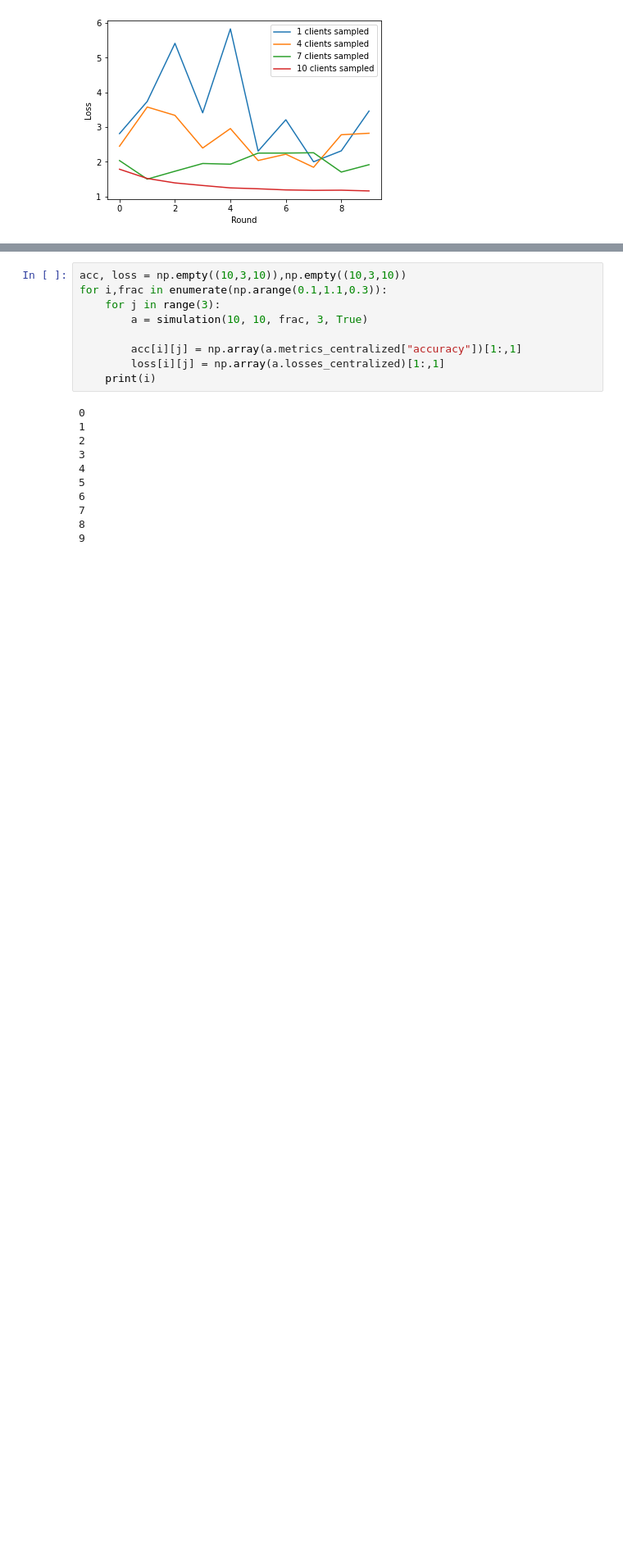
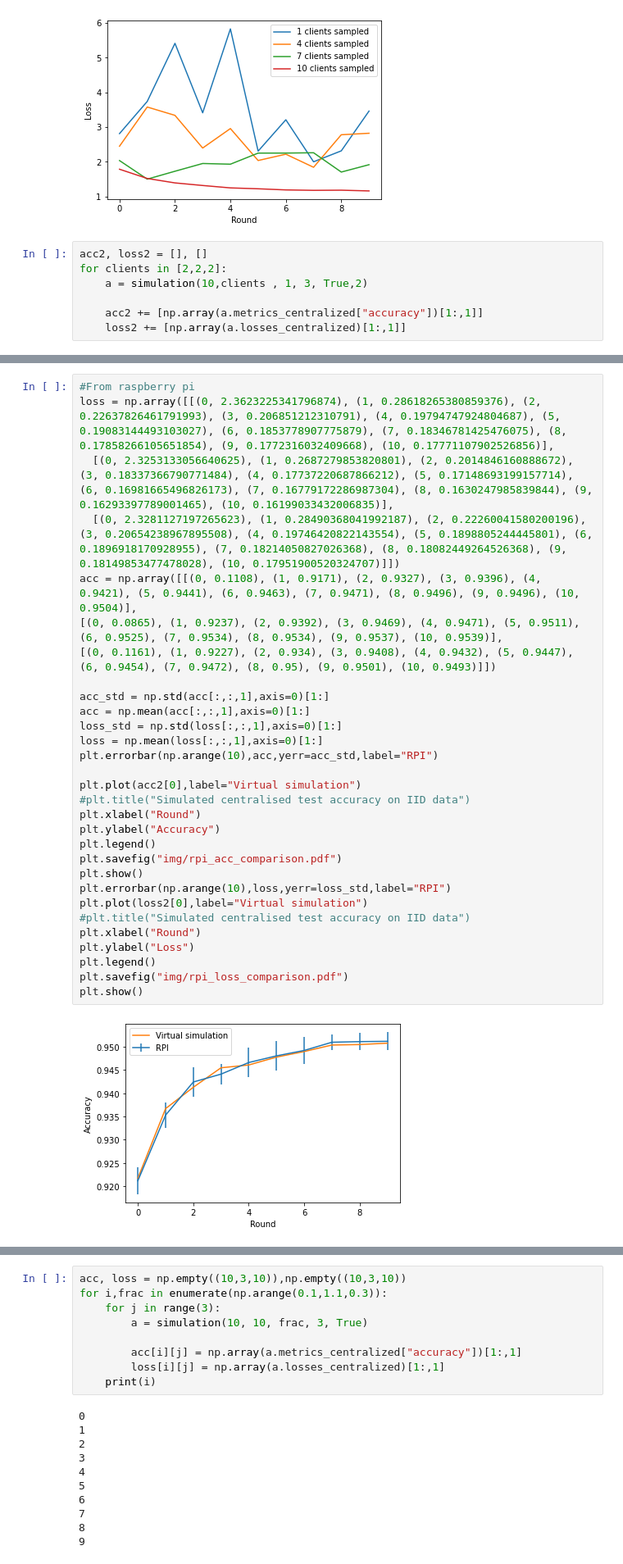
Before and after one commit to Zigolox/Federated-Learning-On-RPi, a Jupyter notebook: src/Graphs.ipynb, the cells around one changed output, grey strips where cells are left out. Shown at 82% size. Saved outputs shown, nothing was run; the diff lists cells and outputs as text; blank space fills up the shorter version.

```diff
--- a/src/Untitled.ipynb
+++ b/src/Graphs.ipynb
@@ -174,3 +221,10 @@ plt.show()
 # %% [output]
 [figure]
 [figure]
+# %%
+acc2, loss2 = [], []
+for clients in [2,2,2]:
+    a = simulation(10,clients , 1, 3, True,2)
+
+    acc2 += [np.array(a.metrics_centralized["accuracy"])[1:,1]]
+    loss2 += [np.array(a.losses_centralized)[1:,1]]
@@ -176,0 +240,32 @@ plt.show()
+# %%
+#From raspberry pi
+loss = np.array([[(0, 2.3623225341796874), (1, 0.28618265380859376), (2, 0.22637826461791993), (3, 0.206851212310791), (4, 0.19794747924804687), (5, 0.19083144493103027), (6, 0.1853778907775879), (7, 0.18346781425476075), (8, 0.17858266105651854), (9, 0.1772316032409668), (10, 0.17771107902526856)],
+  [(0, 2.3253133056640625), (1, 0.2687279853820801), (2, 0.2014846160888672), (3, 0.18337366790771484), (4, 0.17737220687866212), (5, 0.17148693199157714), (6, 0.16981665496826173), (7, 0.16779172286987304), (8, 0.1630247985839844), (9, 0.16293397789001465), (10, 0.16199033432006835)],
+  [(0, 2.3281127197265623), (1, 0.28490368041992187), (2, 0.22260041580200196), (3, 0.20654238967895508), (4, 0.19746420822143554), (5, 0.1898805244445801), (6, 0.1896918170928955), (7, 0.18214050827026368), (8, 0.18082449264526368), (9, 0.18149853477478028), (10, 0.17951900520324707)]])
+acc = np.array([[(0, 0.1108), (1, 0.9171), (2, 0.9327), (3, 0.9396), (4, 0.9421), (5, 0.9441), (6, 0.9463), (7, 0.9471), (8, 0.9496), (9, 0.9496), (10, 0.9504)],
+[(0, 0.0865), (1, 0.9237), (2, 0.9392), (3, 0.9469), (4, 0.9471), (5, 0.9511), (6, 0.9525), (7, 0.9534), (8, 0.9534), (9, 0.9537), (10, 0.9539)],
+[(0, 0.1161), (1, 0.9227), (2, 0.934), (3, 0.9408), (4, 0.9432), (5, 0.9447), (6, 0.9454), (7, 0.9472), (8, 0.95), (9, 0.9501), (10, 0.9493)]])
+
+acc_std = np.std(acc[:,:,1],axis=0)[1:]
+acc = np.mean(acc[:,:,1],axis=0)[1:]
+loss_std = np.std(loss[:,:,1],axis=0)[1:]
+loss = np.mean(loss[:,:,1],axis=0)[1:]
+plt.errorbar(np.arange(10),acc,yerr=acc_std,label="RPI")
+
+plt.plot(acc2[0],label="Virtual simulation")
+#plt.title("Simulated centralised test accuracy on IID data")
+plt.xlabel("Round")
+plt.ylabel("Accuracy")
+plt.legend()
+plt.savefig("img/rpi_acc_comparison.pdf")
+plt.show()
+plt.errorbar(np.arange(10),loss,yerr=loss_std,label="RPI")
+plt.plot(loss2[0],label="Virtual simulation")
+#plt.title("Simulated centralised test accuracy on IID data")
+plt.xlabel("Round")
+plt.ylabel("Loss")
+plt.legend()
+plt.savefig("img/rpi_loss_comparison.pdf")
+plt.show()
+# %% [output]
+[figure, added]
```
Also changed, not shown: parts of 13 cells of this notebook, 15 other files.
